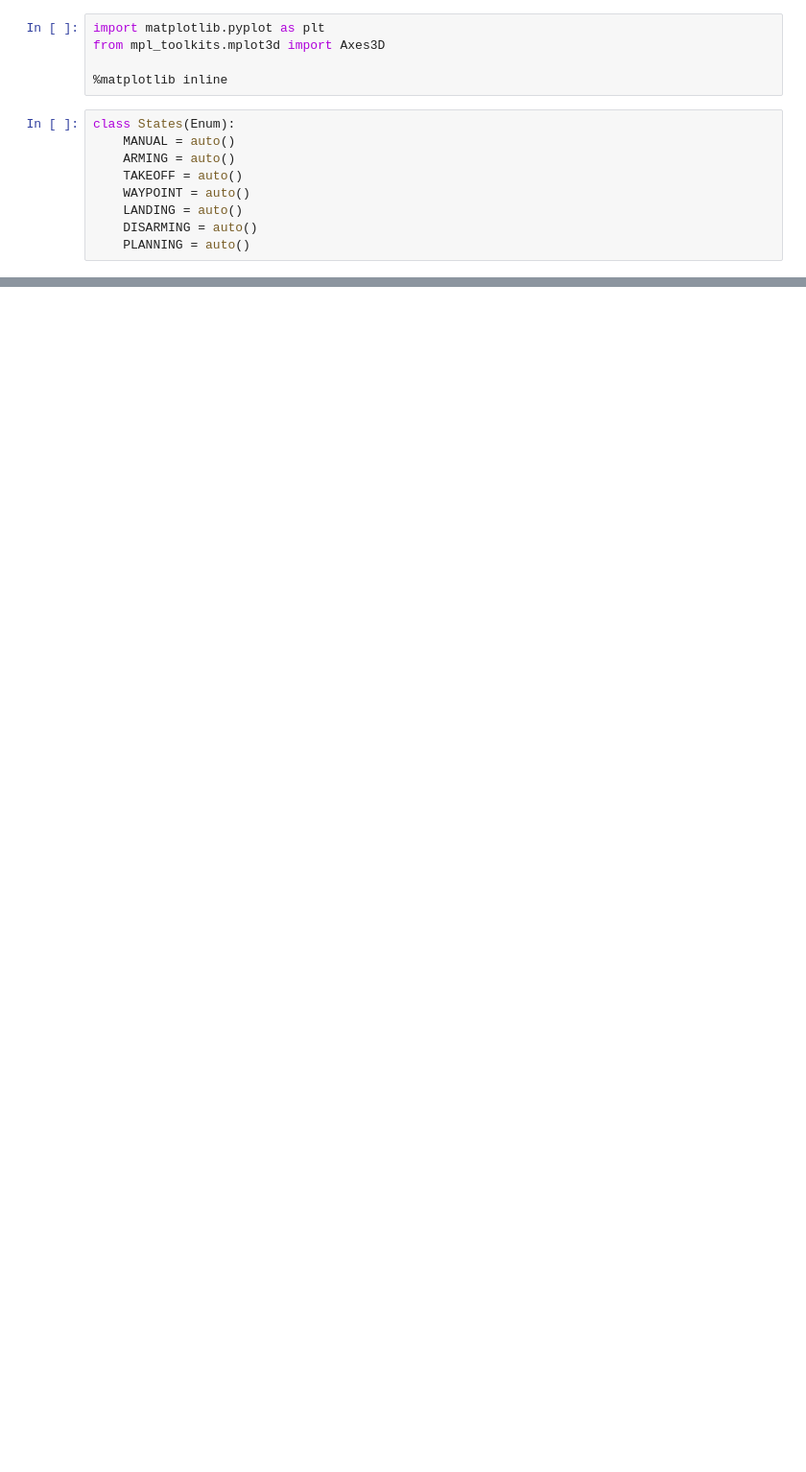
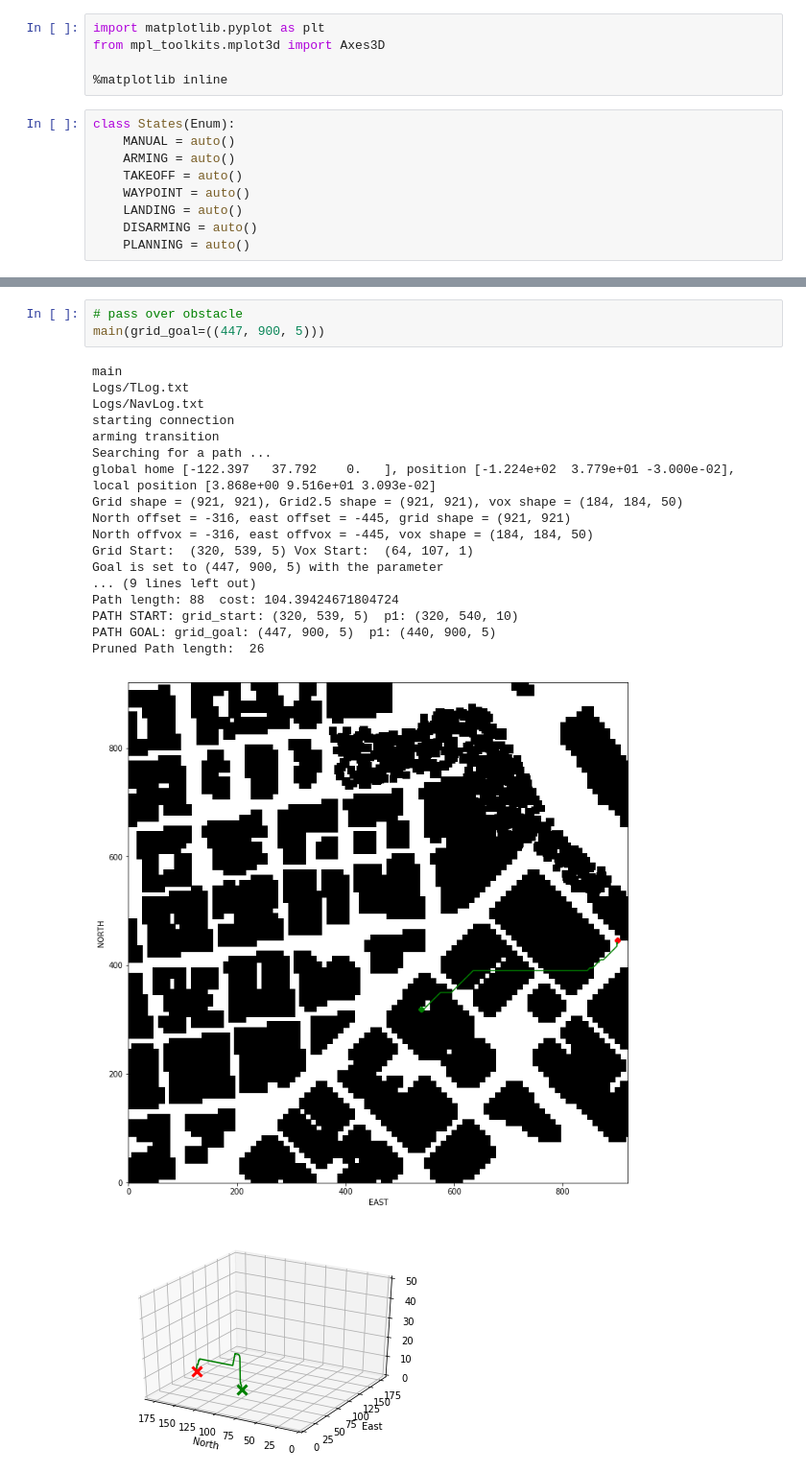
Before and after one commit to seyfig/3DMotionPlanning, a Jupyter notebook: motionplot3Dvox.ipynb, the cells around one changed output, grey strips where cells are left out. Shown: that part at 96% size. Drawn from its saved outputs; the diff is of its cells as text; blank space fills up the shorter version.

```diff
--- a/motionplot3Dvox.ipynb
+++ b/motionplot3Dvox.ipynb
@@ -586,0 +559,23 @@ print(first_line.strip())
+# %%
+# pass over obstacle
+main(grid_goal=((447, 900, 5)))
+# %% [output]
+main
+Logs/TLog.txt
+Logs/NavLog.txt
+starting connection
+arming transition
+Searching for a path ...
+global home [-122.397   37.792    0.   ], position [-1.224e+02  3.779e+01 -3.000e-02], local position [3.868e+00 9.516e+01 3.093e-02]
+Grid shape = (921, 921), Grid2.5 shape = (921, 921), vox shape = (184, 184, 50)
+North offset = -316, east offset = -445, grid shape = (921, 921)
+North offvox = -316, east offvox = -445, vox shape = (184, 184, 50)
+Grid Start:  (320, 539, 5) Vox Start:  (64, 107, 1)
+Goal is set to (447, 900, 5) with the parameter
+... (9 lines left out)
+Path length: 88  cost: 104.39424671804724
+PATH START: grid_start: (320, 539, 5)  p1: (320, 540, 10)
+PATH GOAL: grid_goal: (447, 900, 5)  p1: (440, 900, 5)
+Pruned Path length:  26
+[figure, added]
+[figure, added]
```
Also changed, not shown: parts of 18 cells of this notebook, 3 other files.
